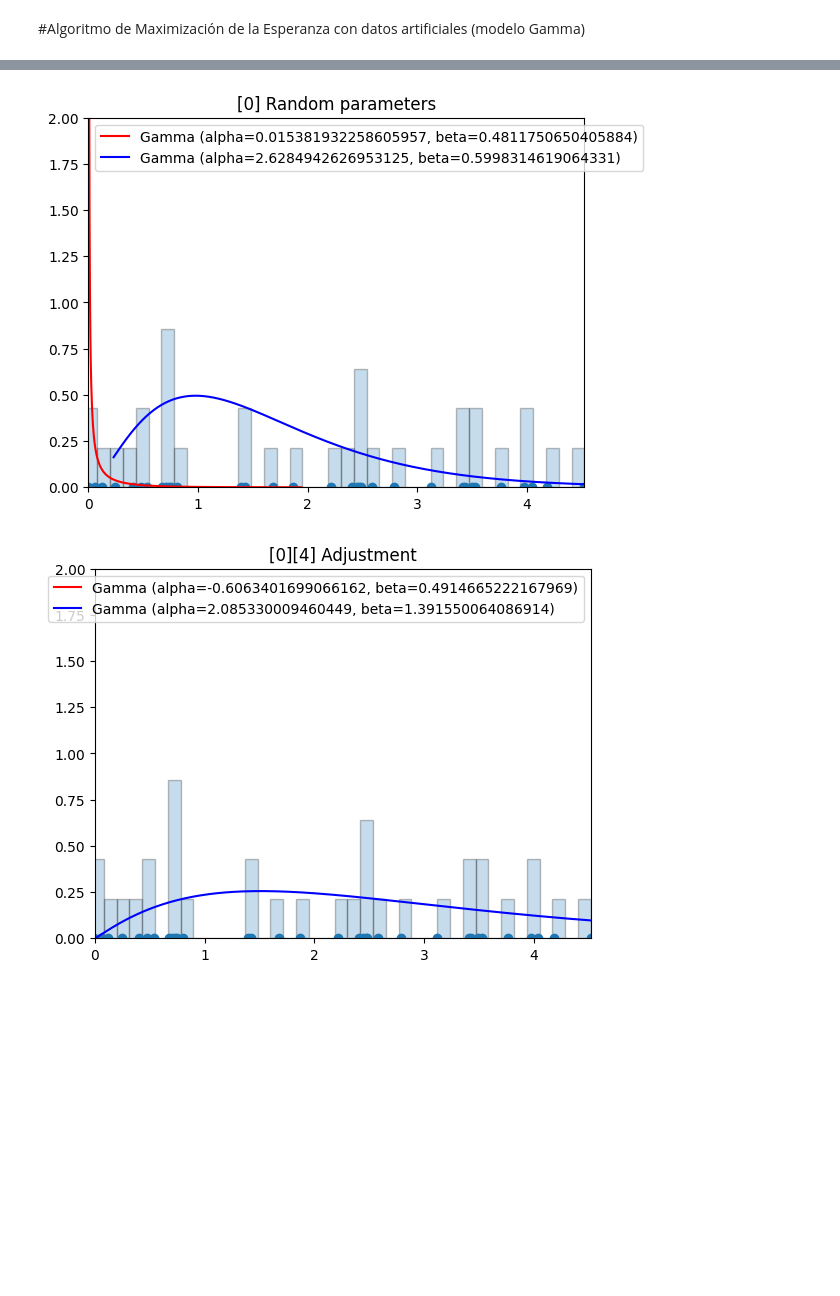
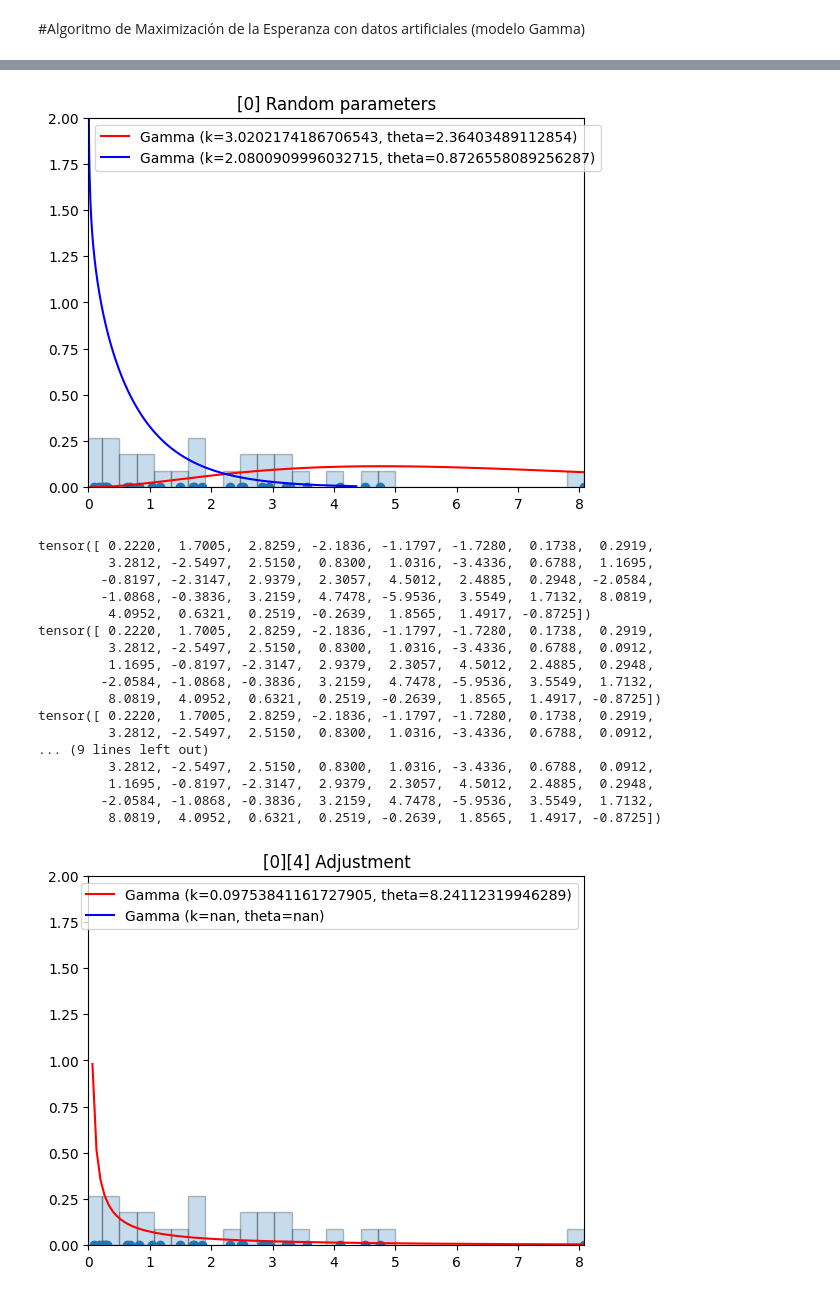
Before and after one commit to BRJMM/AprendizajeAutomatico, a Jupyter notebook: TrabajoPractico0/Trabajo_práctico_0_Algoritmo_de_Maximización_de_la_Esperanza.ipynb, the cells around one changed output, grey strips where cells are left out. Drawn from its saved outputs; the diff is of its cells as text; code cells hidden in the pictures; blank space fills up the shorter version.

Commit message:
Arreglos en funci[on recalculate params

```diff
--- a/TrabajoPractico0/Trabajo_práctico_0_Algoritmo_de_Maximización_de_la_Esperanza.ipynb
+++ b/TrabajoPractico0/Trabajo_práctico_0_Algoritmo_de_Maximización_de_la_Esperanza.ipynb
@@ -390,6 +387,28 @@ def calculate_log_likelihood_gamma_observation(x_n, alpha_k, beta_k):
       #likelihood = 0
 
     return likelihood
+
+def calculate_log_likelihood_gamma_observation_2(x_n, alpha_k, beta_k):
+    """
+        Given an alpha, a beta, and an x observation this function returns the
+        logarithmic likelyhood that said x belongs to the gamma distribution
+        that results from that alpha and beta.
+
+        params: alpha, beta, x <numbers>
+        return: likelyhood
+    """
+    # logarithmic gamma distribution.
+    #if x_n > 0:
+    a = alpha_k*torch.log(beta_k)
+    b = -1*(x_n)
+    c = (alpha_k - 1) * torch.log(x_n)
+    d = -1*torch.log(torch.tensor(gamma(alpha_k)))
+
+    likelihood = a + b + c + d
+    #else:
+      #likelihood = 0
+
+    return likelihood
 # %%
 # 2)
 def init_random_parameters(k=2, range=5):
@@ -416,7 +435,7 @@ def calculate_membership_dataset_gamma(X_dataset, Parameters_matrix, k=2):
     # iterate over the parameter sets to find which set achieves max likelihood over x
     for k_index, parameters in enumerate(Parameters_matrix):
       #print('Debug: x = ', X_dataset[x], 'params = ', parameters[0], parameters[1])
-      x_likelyhood = calculate_log_likelihood_gamma_observation(X_dataset[x], parameters[0], parameters[1])
+      x_likelyhood = calculate_log_likelihood_gamma_observation_2(X_dataset[x], parameters[0], parameters[1])
       #print('Debug: x_likelyhood = ', x_likelyhood)
       if x_likelyhood > x_max_likelyhood:
         x_max_likelyhood = x_likelyhood
@@ -453,13 +472,14 @@ def recalculate_parameters(X_dataset, Membership_data):
     membership_k2 = Membership_data[:,1]
     k1_tentative_values = torch.tensor([x for index, x in enumerate(X_dataset) if membership_k1[index] == 1])
     k2_tentative_values = torch.tensor([x for index, x in enumerate(X_dataset) if membership_k2[index] == 1])
-    alpha_1 = torch.mean(k1_tentative_values)
-    alpha_2 = torch.mean(k2_tentative_values)
-    beta_1 = torch.std(k1_tentative_values)
-    beta_2 = torch.std(k2_tentative_values)
-    return torch.tensor([[alpha_1, beta_1],[alpha_2, beta_2]])
+    print(k1_tentative_values)
+    k_1 = torch.mean(k1_tentative_values)**2 / torch.var(k1_tentative_values)
+    k_2 = torch.mean(k2_tentative_values)**2 / torch.var(k2_tentative_values)
+    theta_1 = torch.var(k1_tentative_values)/ torch.mean(k1_tentative_values)
+    theta_2 = torch.var(k2_tentative_values)/ torch.mean(k2_tentative_values)
+    return torch.tensor([[k_1, theta_1],[k_2, theta_2]])
 
-print('Real parameters k1=[{},{}], k2=[{},{}] '.format(alpha1, beta1, alpha2, beta2))
+print('Real parameters k1=[{},{}], k2=[{},{}] '.format(k1, theta1, k2, theta2))
 print('Old P parameters: ', P)
 P = recalculate_parameters(X, M)
 print('New P parameters: ', P)
@@ -472,16 +494,34 @@ New P parameters:  tensor([[-0.5861,  0.5493],
 # %%
 for i in range(i_max):
-    X = generate_data(n, alpha1, beta1, alpha2, beta2)
-    P = random_parameters_heuristic(X)
+    X = generate_data(n, k1, theta1, k2, theta2)
+    #P = random_parameters_heuristic(X)
+    P = init_random_parameters()
     plot_gamma(X, P[0][0], P[0][1], P[1][0], P[1][1], '[{}] Random parameters'.format(i))
 
     for a in range(i_adj_max):
         M = calculate_membership_dataset_gamma(X, P)
 
         #print('[', i,'] Old P parameters: ', P)
         P = recalculate_parameters(X, M)
         #print('[', i,'] New P parameters: ', P, '\n')
     plot_gamma(X, P[0][0], P[0][1], P[1][0], P[1][1], '[{}][{}] Adjustment'.format(i, a))
 # %% [output]
-[figure, old version]
+[figure, new version]
+tensor([ 0.2220,  1.7005,  2.8259, -2.1836, -1.1797, -1.7280,  0.1738,  0.2919,
+         3.2812, -2.5497,  2.5150,  0.8300,  1.0316, -3.4336,  0.6788,  1.1695,
+        -0.8197, -2.3147,  2.9379,  2.3057,  4.5012,  2.4885,  0.2948, -2.0584,
+        -1.0868, -0.3836,  3.2159,  4.7478, -5.9536,  3.5549,  1.7132,  8.0819,
+         4.0952,  0.6321,  0.2519, -0.2639,  1.8565,  1.4917, -0.8725])
+tensor([ 0.2220,  1.7005,  2.8259, -2.1836, -1.1797, -1.7280,  0.1738,  0.2919,
+         3.2812, -2.5497,  2.5150,  0.8300,  1.0316, -3.4336,  0.6788,  0.0912,
+         1.1695, -0.8197, -2.3147,  2.9379,  2.3057,  4.5012,  2.4885,  0.2948,
+        -2.0584, -1.0868, -0.3836,  3.2159,  4.7478, -5.9536,  3.5549,  1.7132,
+         8.0819,  4.0952,  0.6321,  0.2519, -0.2639,  1.8565,  1.4917, -0.8725])
+tensor([ 0.2220,  1.7005,  2.8259, -2.1836, -1.1797, -1.7280,  0.1738,  0.2919,
+         3.2812, -2.5497,  2.5150,  0.8300,  1.0316, -3.4336,  0.6788,  0.0912,
+... (9 lines left out)
+         3.2812, -2.5497,  2.5150,  0.8300,  1.0316, -3.4336,  0.6788,  0.0912,
+         1.1695, -0.8197, -2.3147,  2.9379,  2.3057,  4.5012,  2.4885,  0.2948,
+        -2.0584, -1.0868, -0.3836,  3.2159,  4.7478, -5.9536,  3.5549,  1.7132,
+         8.0819,  4.0952,  0.6321,  0.2519, -0.2639,  1.8565,  1.4917, -0.8725])
-[figure, old version]
+[figure, new version]
```
Also changed, not shown: parts of 12 cells of this notebook.
